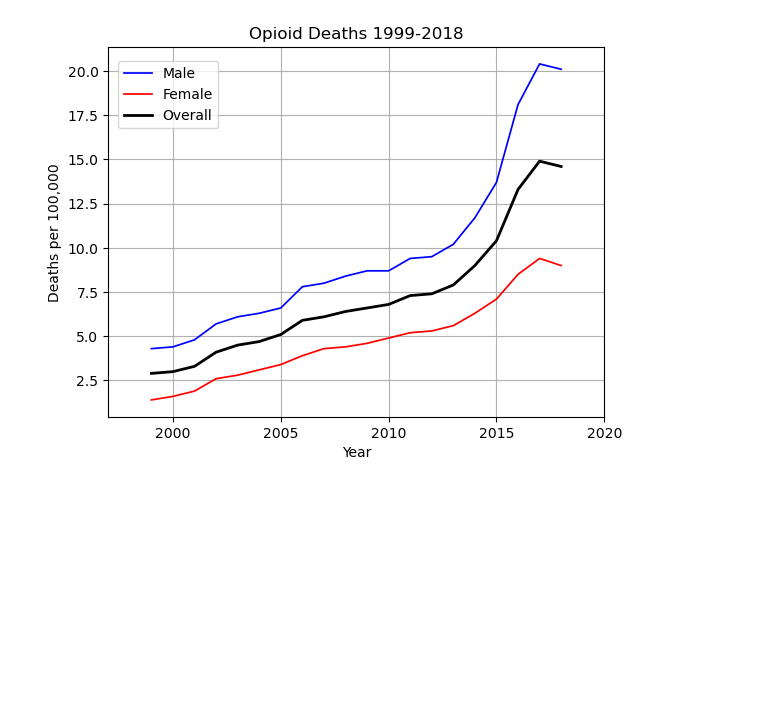
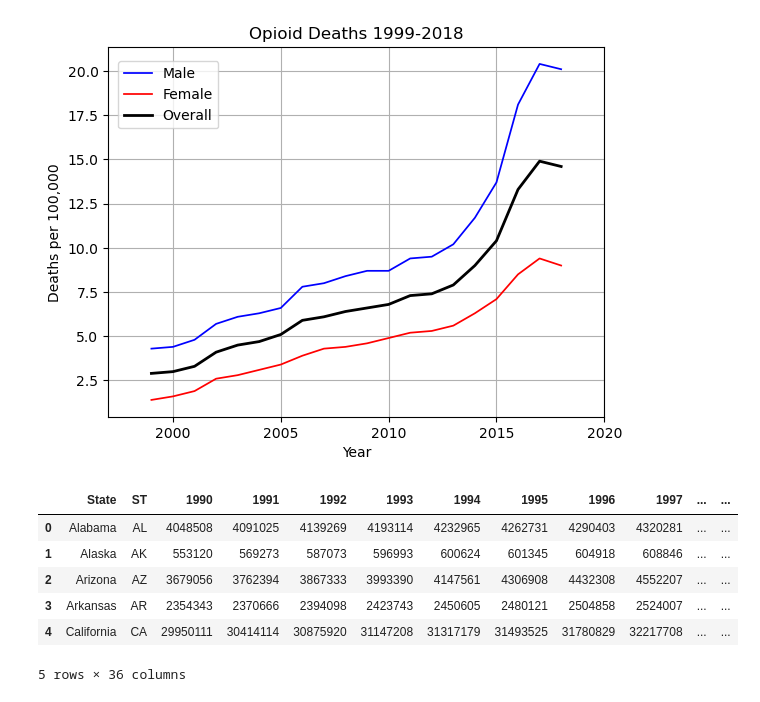
Before and after one commit to NefertitiM/Determinants-of-Opioid-Mortality, a Jupyter notebook: ProjectOne-AD.ipynb, the cells around one changed output. Cells and saved outputs as stored; diff of their text form; code cells hidden in the pictures; blank space fills up the shorter version.

Commit message:
Added population by state DF

```diff
--- a/ProjectOne-AD.ipynb
+++ b/ProjectOne-AD.ipynb
@@ -116,3 +74,73 @@ plt.legend(handles=[male, female, all], loc=(0.02,.78))
 plt.show();
 # %% [output]
 [figure]
+# %%
+###Build out of population by state DF
+#Pull of data from multiple csv files
+nineties_pop_df = pd.read_csv("Resources/USPopByState1990-1999.csv")
+aughts_pop_df   = pd.read_csv("Resources/USPopByState2000-2009(mod).csv",
+                              usecols=[3,9,10,11,12,13,14,15,16,17,18,19],
+                              names=  ["State",
+                                       "2000",
+                                       "2001",
+                                       "2002",
+                                       "2003",
+                                       "2004",
+                                       "2005",
+                                       "2006",
+                                       "2007",
+                                       "2008",
+                                       "2009",
+                                       "2010"])
+
+tens_pop_df     = pd.read_csv("Resources/USPopByState2010-2020.csv",
+                              usecols=[4,7,8,9,10,11,12,13,14,15],
+                              names=  ["State",
+                                       "2011",
+                                       "2012",
+                                       "2013",
+                                       "2014",
+                                       "2015",
+                                       "2016",
+                                       "2017",
+                                       "2018",
+                                       "2019"])
+
+twenties_pop_df = pd.read_csv("Resources/USPopByState2020-2023.csv",
+                              usecols=[4,6,7,8,9],
+                              names=  ["State",
+                                       "2020",
+                                       "2021",
+                                       "2022",
+                                       "2023"])
+
+#Clean up of DFs to facilitate merge
+aughts_pop_df=aughts_pop_df.drop(0)
+
+tens_pop_df=tens_pop_df.drop(0)
+
+twenties_pop_df=twenties_pop_df.drop(0)
+
+# Combine the data into a single DataFrame
+all_pop_dfs = [nineties_pop_df,
+               aughts_pop_df,
+               tens_pop_df,
+               twenties_pop_df]
+
+pop_by_state_df = reduce(lambda  left,right: pd.merge(left,right,on=["State"],
+                                                            how="inner"), all_pop_dfs)
+
+pop_by_state_df.replace(",","", regex=True, inplace=True)
+pop_cols = pop_by_state_df.iloc[:,2:35].select_dtypes(object).columns
+pop_by_state_df[pop_cols] = pop_by_state_df[pop_cols].apply(pd.to_numeric,errors='coerce')
+
+# Display the data table for preview
+pop_by_state_df.head()
+# %% [output]
+|  | State | ST | 1990 | 1991 | 1992 | 1993 | 1994 | 1995 | 1996 | 1997 | ... | ... |
+| 0 | Alabama | AL | 4048508 | 4091025 | 4139269 | 4193114 | 4232965 | 4262731 | 4290403 | 4320281 | ... | ... |
+| 1 | Alaska | AK | 553120 | 569273 | 587073 | 596993 | 600624 | 601345 | 604918 | 608846 | ... | ... |
+| 2 | Arizona | AZ | 3679056 | 3762394 | 3867333 | 3993390 | 4147561 | 4306908 | 4432308 | 4552207 | ... | ... |
+| 3 | Arkansas | AR | 2354343 | 2370666 | 2394098 | 2423743 | 2450605 | 2480121 | 2504858 | 2524007 | ... | ... |
+| 4 | California | CA | 29950111 | 30414114 | 30875920 | 31147208 | 31317179 | 31493525 | 31780829 | 32217708 | ... | ... |
+5 rows × 36 columns
```
Also changed, not shown: parts of 3 cells of this notebook, 5 other files.
